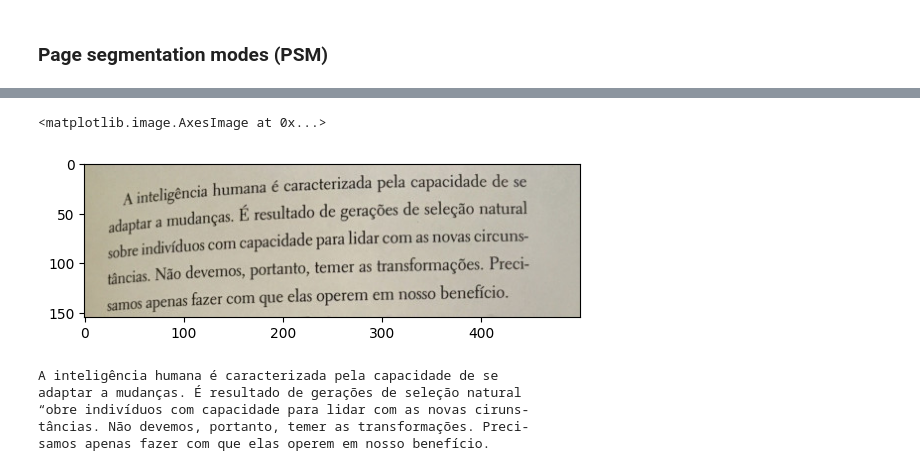
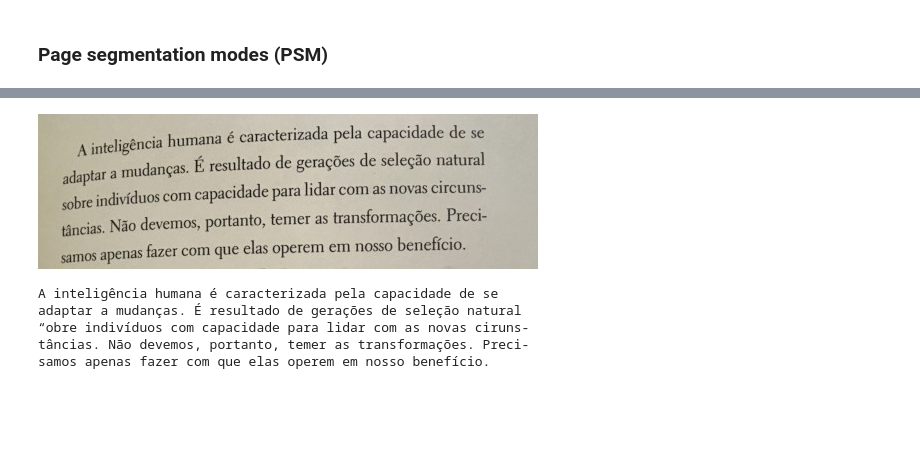
Before and after one commit to juniorcl/reconhecimento-textos-ocr, a Jupyter notebook: notebooks/ocr_com_python_e_tesseract.ipynb, the cells around one changed output, grey strips where cells are left out. Saved outputs shown, nothing was run; the diff lists cells and outputs as text; code cells hidden in the pictures; blank space fills up the shorter version.

```diff
--- a/notebooks/ocr_com_python_e_tesseract.ipynb
+++ b/notebooks/ocr_com_python_e_tesseract.ipynb
@@ -115,10 +114,9 @@ Page segmentation modes:
 # %%
 img = cv2.imread('../data/imagens/trecho-livro.jpg')
 rgb = cv2.cvtColor(img, cv2.COLOR_BGR2RGB)
-plt.imshow(rgb)
+Image.fromarray(rgb)
 # %% [output]
-<matplotlib.image.AxesImage at 0x...>
-[figure, old version]
+[figure, new version]
 # %%
 config_tesseract = '--tessdata-dir tessdata --psm 6'
 texto = pytesseract.image_to_string(rgb, lang='por', config=config_tesseract)
```
Also changed, not shown: parts of 12 cells of this notebook, 2 other files.
